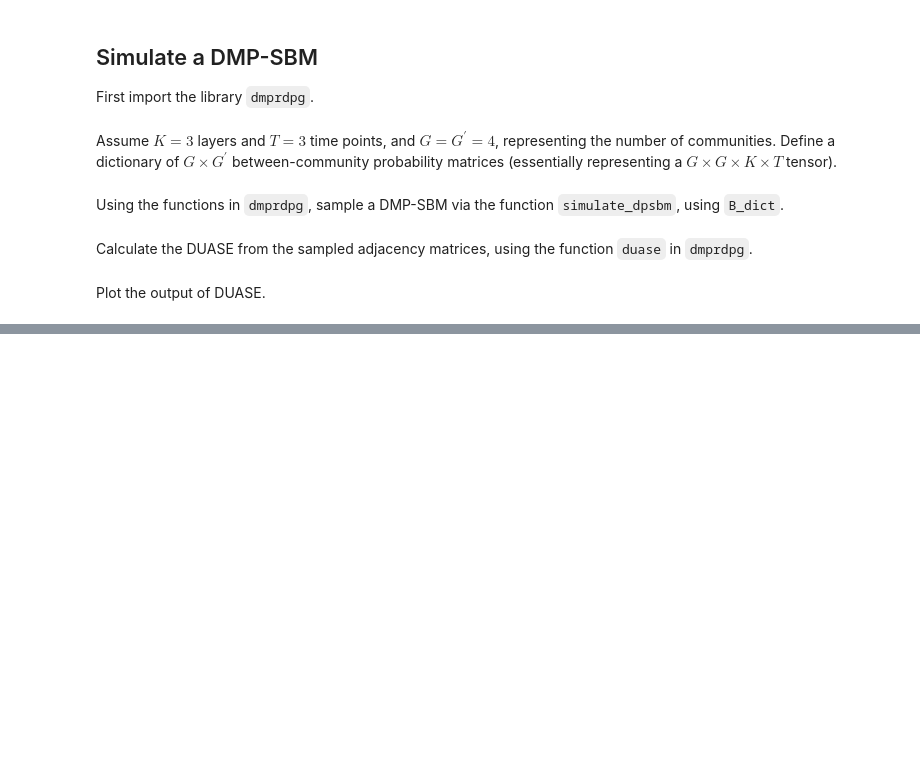
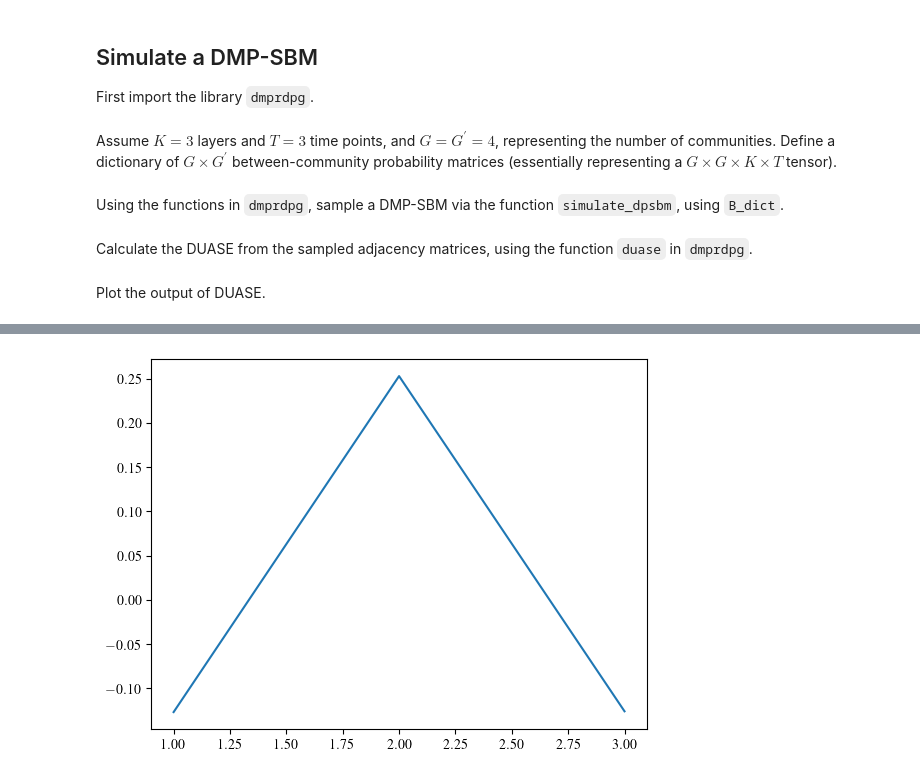
Before and after one commit to mjbaum/dmprdpg, a Jupyter notebook: notebooks/dmpsbm.ipynb, the cells around one changed output, grey strips where cells are left out. Saved outputs shown, nothing was run; the diff lists cells and outputs as text; code cells hidden in the pictures; blank space fills up the shorter version.

```diff
--- a/notebooks/dmpsbm.ipynb
+++ b/notebooks/dmpsbm.ipynb
@@ -66,0 +65,9 @@ D = dmprdpg.cmds(distance_matrix(Y))
+# %%
+D = dmprdpg.distance_matrix_tensor(Y)
+C = dmprdpg.cmds(D, 2)
+U = dmprdpg.isomap(C, 2, 1)
+plt.plot(np.arange(3)+1, U)
+plt.xticks(np.arange(3)+1)
+plt.show()
+# %% [output]
+[figure, added]
```
Also changed, not shown: parts of 8 cells of this notebook, 2 other files.
